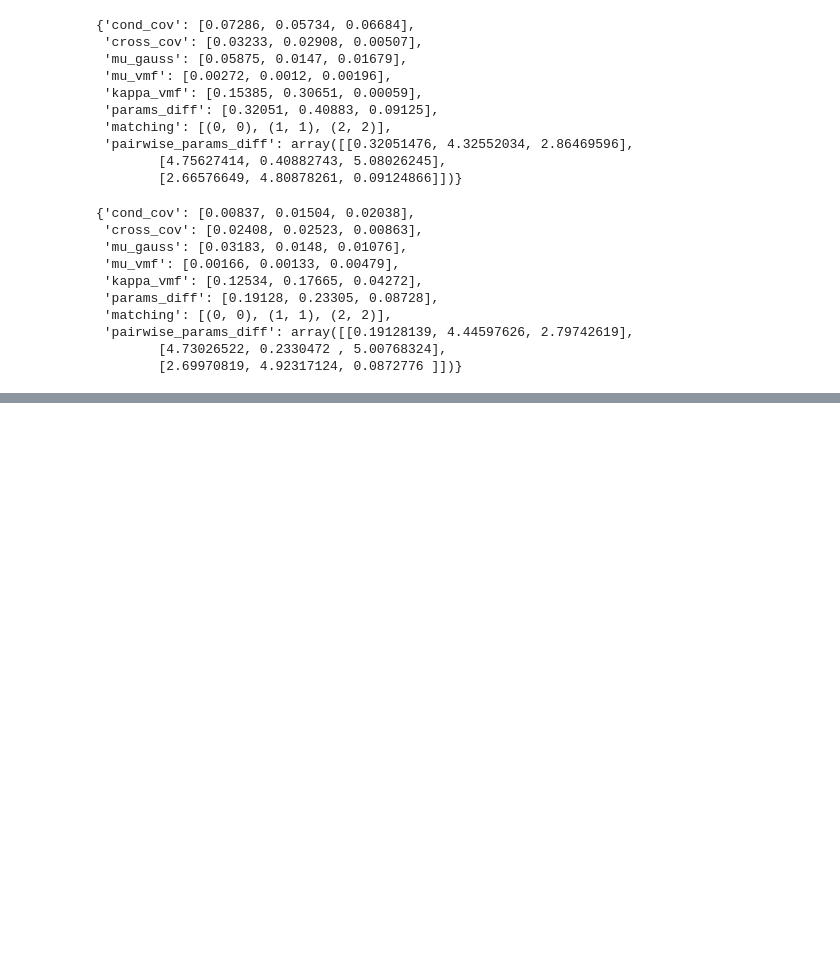
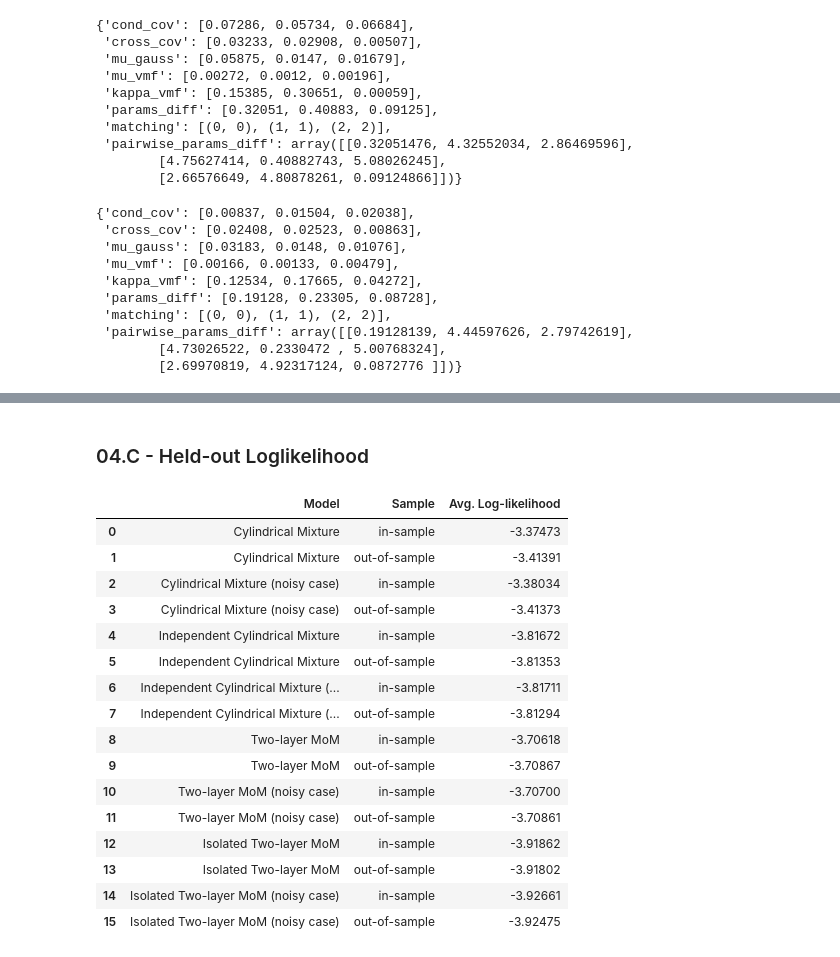
Before and after one commit to Joaquin-Garay/cylindrical-data-lvm, a Jupyter notebook: experiment/synthetic_data/cylmix-2d-low-strong.ipynb, the cells around one changed output, grey strips where cells are left out. Saved outputs shown, nothing was run; the diff lists cells and outputs as text; code cells hidden in the pictures; blank space fills up the shorter version.

```diff
--- a/experiment/synthetic_data/cylmix-2d-low-strong.ipynb
+++ b/experiment/synthetic_data/cylmix-2d-low-strong.ipynb
@@ -246,0 +274,42 @@ noisy_cylmix_comp
+# %% [markdown]
+### 04.C - Held-out Loglikelihood
+# %%
+results_ll = []
+for model, name in zip(models, model_names):
+    if isinstance(model, clvm.MixtureModel):
+        in_sample = model.score(x)
+        oos = model.score(x_test)
+    else:
+        in_sample = model.score(x[:, :D_GAUSS], x[:, D_GAUSS:])
+        oos = model.score(x_test[:, :D_GAUSS], x_test[:, D_GAUSS:])
+
+    results_ll.append(
+        {"Model": name,
+         "Sample": "in-sample",
+         "Avg. Log-likelihood": round(in_sample, 5)
+         })
+    results_ll.append(
+        {"Model": name,
+         "Sample": "out-of-sample",
+         "Avg. Log-likelihood": round(oos, 5)
+         })
+# %%
+pd.DataFrame(results_ll)
+# %% [output]
+|  | Model | Sample | Avg. Log-likelihood |
+| 0 | Cylindrical Mixture | in-sample | -3.37473 |
+| 1 | Cylindrical Mixture | out-of-sample | -3.41391 |
+| 2 | Cylindrical Mixture (noisy case) | in-sample | -3.38034 |
+| 3 | Cylindrical Mixture (noisy case) | out-of-sample | -3.41373 |
+| 4 | Independent Cylindrical Mixture | in-sample | -3.81672 |
+| 5 | Independent Cylindrical Mixture | out-of-sample | -3.81353 |
+| 6 | Independent Cylindrical Mixture (... | in-sample | -3.81711 |
+| 7 | Independent Cylindrical Mixture (... | out-of-sample | -3.81294 |
+| 8 | Two-layer MoM | in-sample | -3.70618 |
+| 9 | Two-layer MoM | out-of-sample | -3.70867 |
+| 10 | Two-layer MoM (noisy case) | in-sample | -3.70700 |
+| 11 | Two-layer MoM (noisy case) | out-of-sample | -3.70861 |
+| 12 | Isolated Two-layer MoM | in-sample | -3.91862 |
+| 13 | Isolated Two-layer MoM | out-of-sample | -3.91802 |
+| 14 | Isolated Two-layer MoM (noisy case) | in-sample | -3.92661 |
+| 15 | Isolated Two-layer MoM (noisy case) | out-of-sample | -3.92475 |
```
Also changed, not shown: parts of 10 cells of this notebook, 2 other files.
